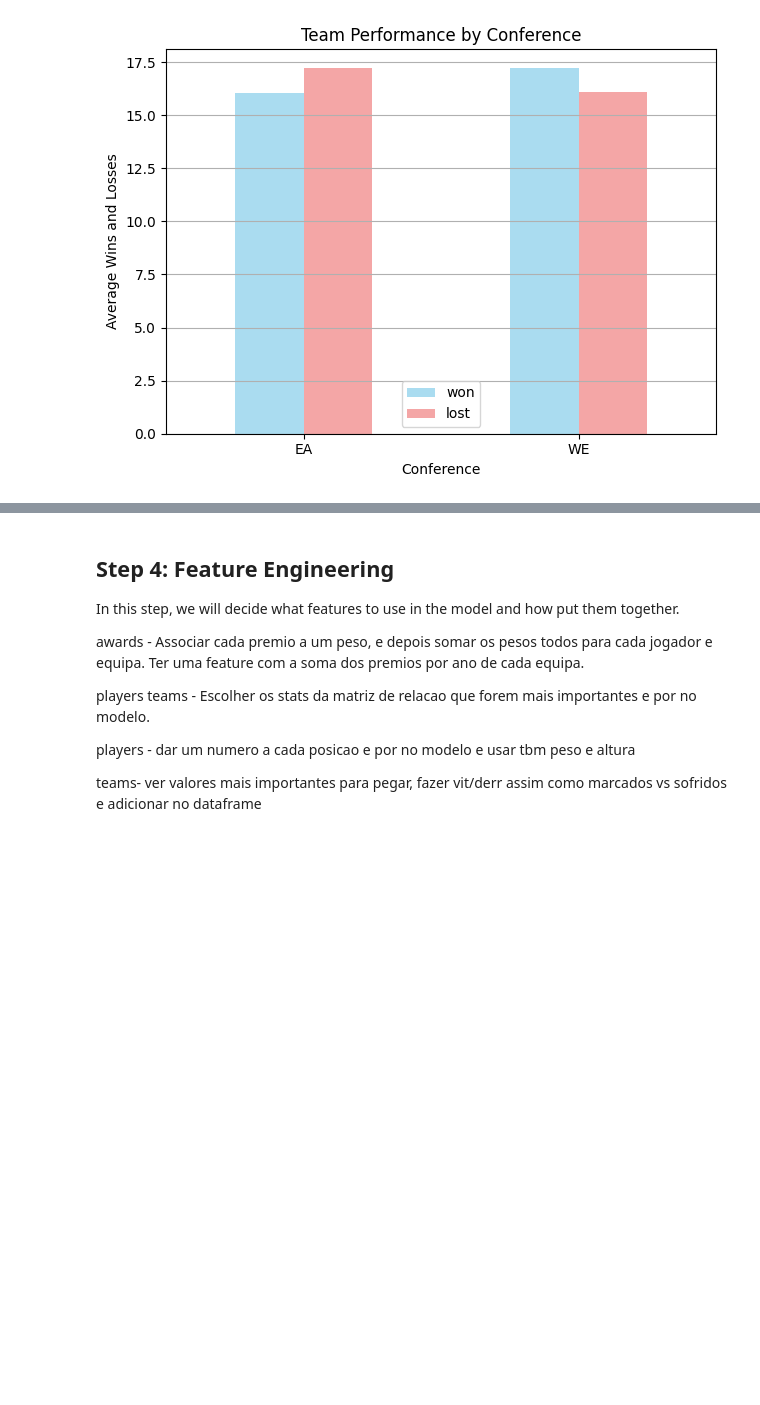
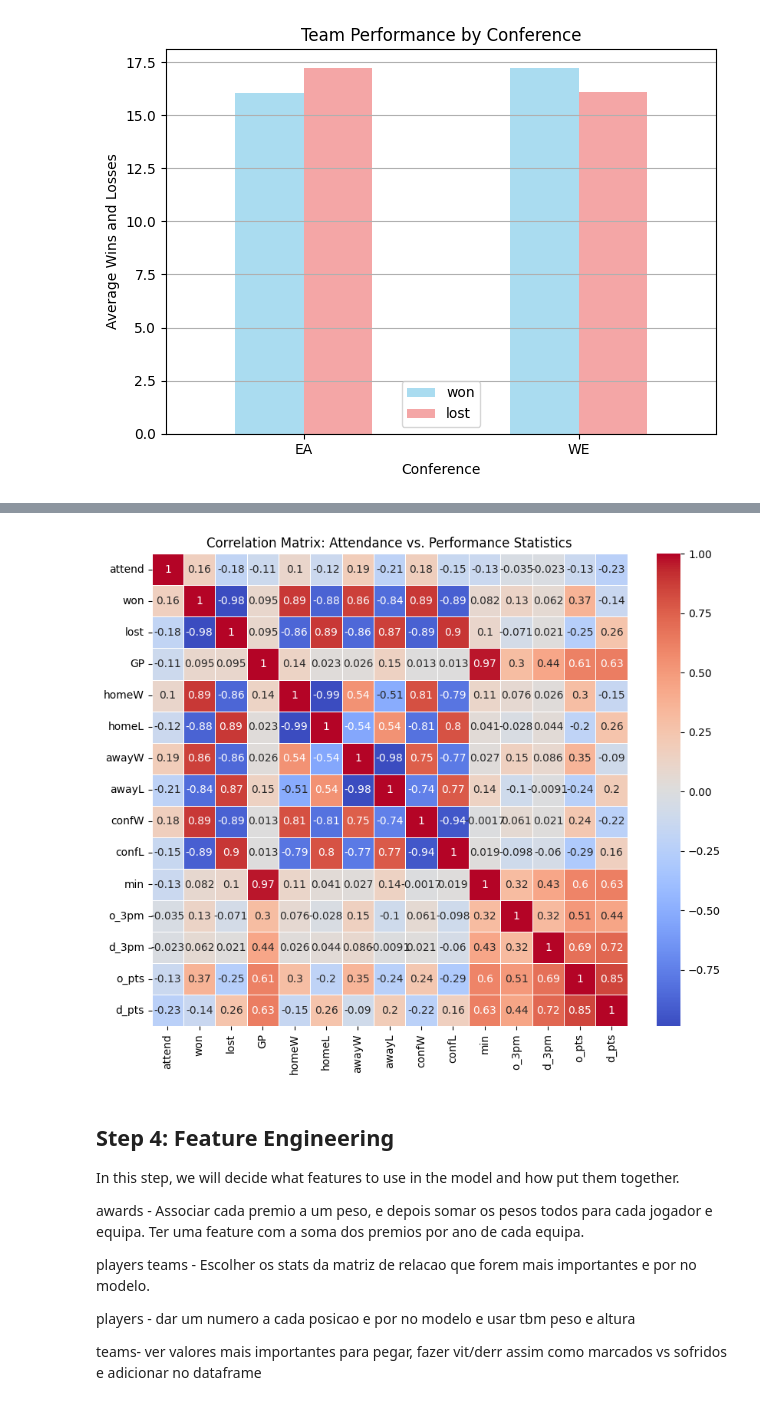
Before and after one commit to Pedro-CAB/AC-Project, a Jupyter notebook: data_analysis.ipynb, the cells around one changed output, grey strips where cells are left out. Cells and saved outputs as stored; diff of their text form; code cells hidden in the pictures; blank space fills up the shorter version.

```diff
--- a/data_analysis.ipynb
+++ b/data_analysis.ipynb
@@ -962,3 +996,21 @@ plt.show()
+# %%
+# Select columns for attendance and performance statistics (excluding opponent statistics)
+selected_columns = ['attend', 'won', 'lost', 'GP', 'homeW', 'homeL', 'awayW', 'awayL',
+                    'confW', 'confL', 'min', 'o_3pm', 'd_3pm', 'o_pts', 'd_pts']
+
+# Create a new DataFrame with only the selected columns
+team_performance = teams[selected_columns]
+
+# Calculate the correlation matrix
+correlation_matrix = team_performance.corr()
+
+# Create a heatmap of the correlation matrix using Seaborn
+plt.figure(figsize=(10, 8))
+sns.heatmap(correlation_matrix, annot=True, cmap='coolwarm', linewidths=.5)
+plt.title('Correlation Matrix: Attendance vs. Performance Statistics')
+plt.show()
+# %% [output]
+[figure, added]
 # %% [markdown]
 ## Step 4: Feature Engineering
 
```
Also changed, not shown: parts of 6 cells of this notebook.
